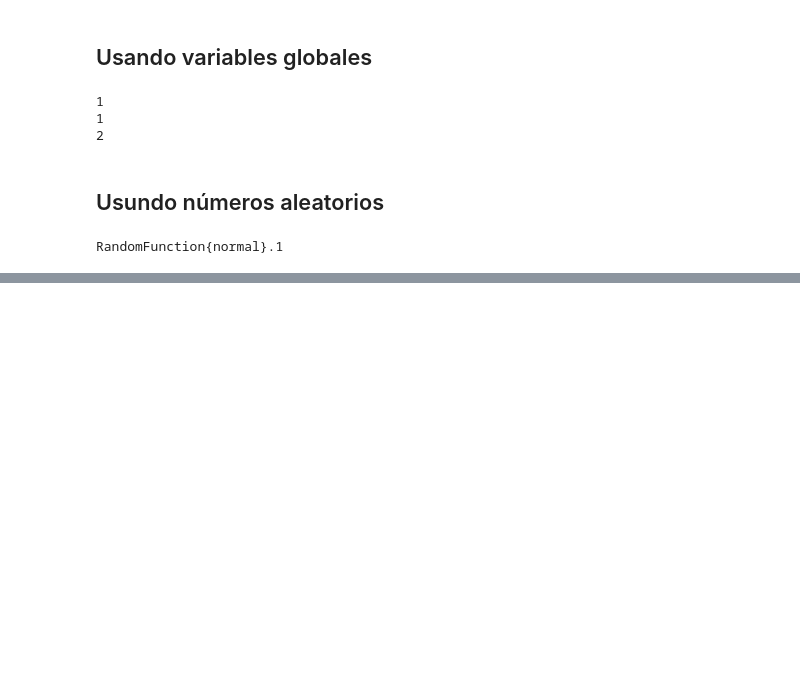
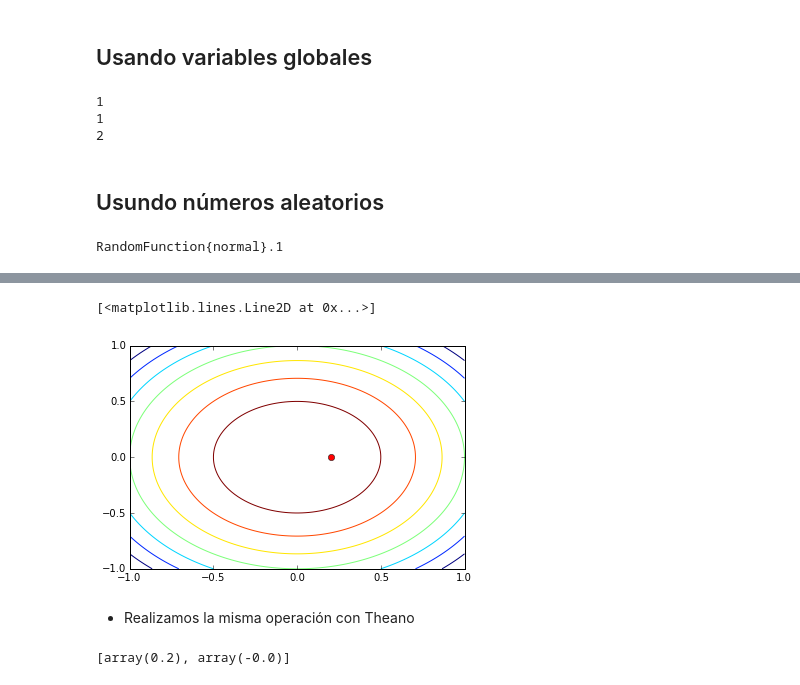
Before and after one commit to tommorales/theano, a Jupyter notebook: theano_tutorial_02.ipynb, the cells around one changed output, grey strips where cells are left out. Drawn from its saved outputs; the diff is of its cells as text; code cells hidden in the pictures; blank space fills up the shorter version.

Commit message:
grad, jacobiano, hessioanh

```diff
--- a/theano_tutorial_02.ipynb
+++ b/theano_tutorial_02.ipynb
@@ -69,0 +146,27 @@ Falta
+# %%
+plt.contour(X, Y, Z)
+plt.plot(point[0], point[1], "ro")
+# %% [output]
+[<matplotlib.lines.Line2D at 0x...>]
+[figure, added]
+# %% [markdown]
+* Realizamos la misma operación con Theano
+# %%
+import theano
+import theano.tensor as T
+from theano import pp
+# Se define las variables
+x = T.dscalar('x')
+y = T.dscalar('y')
+# Se define lafunción
+f = 1 - (x**2 + y**2)
+# Se define el gradiente de la función
+gz = T.grad(f, [x,y])  # f respecto a x y f respecto a y
+
+# Se define la función para theano
+f = theano.function([x,y],gz)
+# Se pide los valores a la función de theano
+theanoPoint = f(-0.1,0)
+theanoPoint
+# %% [output]
+[array(0.2), array(-0.0)]
```
Also changed, not shown: parts of 14 cells of this notebook, 2 other files.
